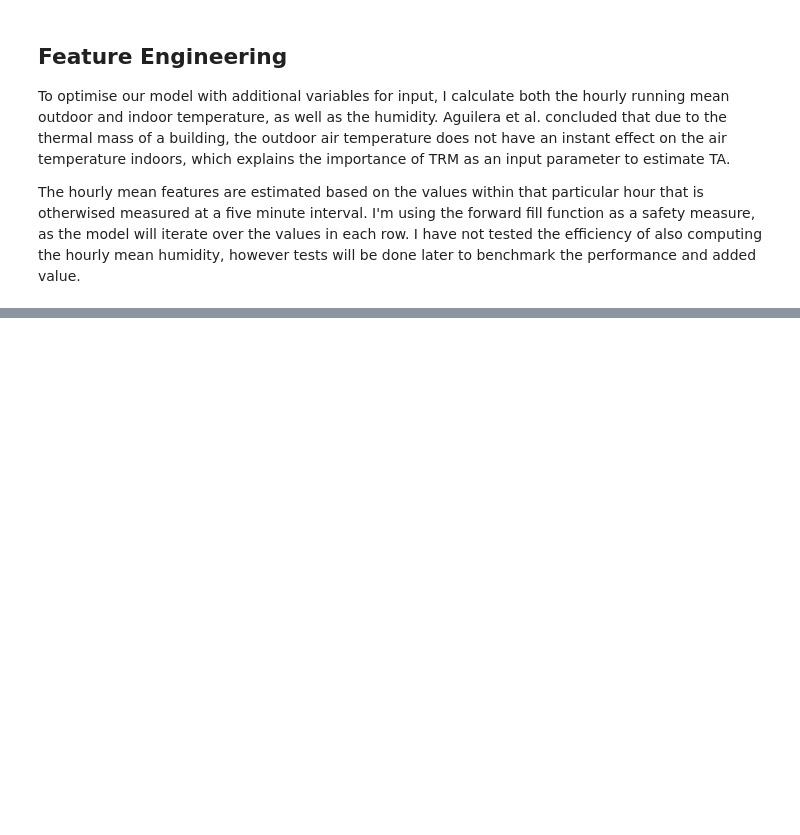
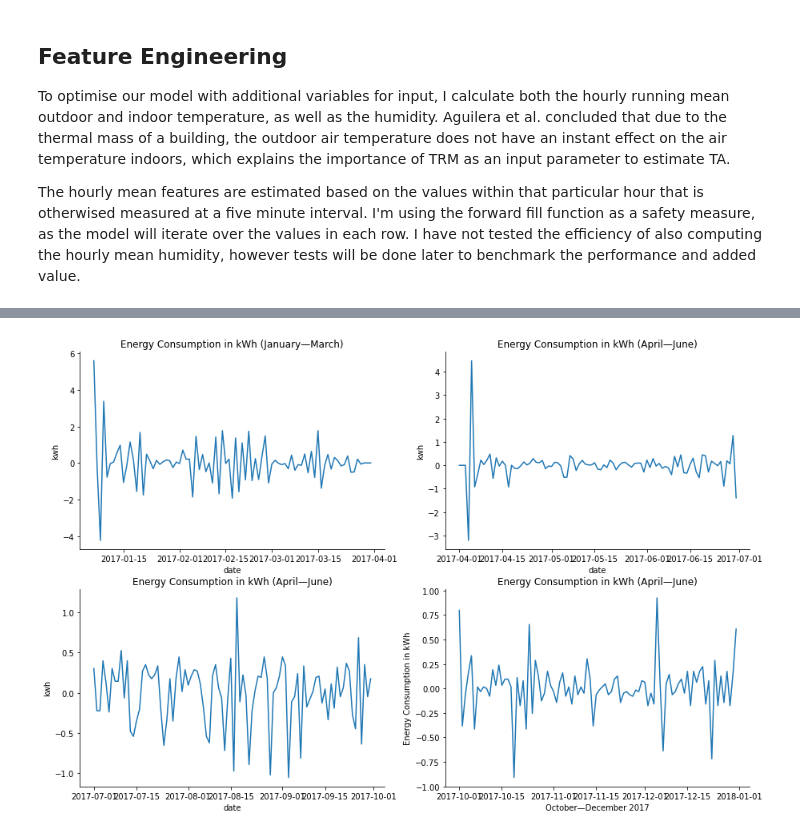
Before and after one commit to RoyyvB/ForecastTemperature, a Jupyter notebook: notebook.ipynb, the cells around one changed output, grey strips where cells are left out. Cells and saved outputs as stored; diff of their text form; code cells hidden in the pictures; blank space fills up the shorter version.

```diff
--- a/notebook.ipynb
+++ b/notebook.ipynb
@@ -226,0 +215,24 @@ sns.despine()
+# %%
+fig, ax = plt.subplots(2,2, figsize=(15, 10))
+
+# This code can be optimised.
+sns.lineplot(ax=ax[0][0], x='date', y='kwh',
+             data=jan_to_mar).set_title('Energy Consumption in kWh (January—March)')
+plt.xlabel('January—March 2017')
+plt.ylabel('Energy Consumption in kWh')
+sns.lineplot(ax=ax[0][1], x='date', y='kwh',
+             data=apr_to_jun).set_title('Energy Consumption in kWh (April—June)')
+plt.xlabel('April—June 2017')
+plt.ylabel('Energy Consumption in kWh')
+sns.lineplot(ax=ax[1][0], x='date', y='kwh',
+             data=jul_to_sep).set_title('Energy Consumption in kWh (April—June)')
+plt.xlabel('July—September 2017')
+plt.ylabel('Energy Consumption in kWh')
+sns.lineplot(ax=ax[1][1], x='date', y='kwh',
+             data=okt_to_dec).set_title('Energy Consumption in kWh (April—June)')
+plt.xlabel('October—December 2017')
+plt.ylabel('Energy Consumption in kWh')
+
+sns.despine()
+# %% [output]
+[figure, added]
```
Also changed, not shown: parts of 5 cells of this notebook.
